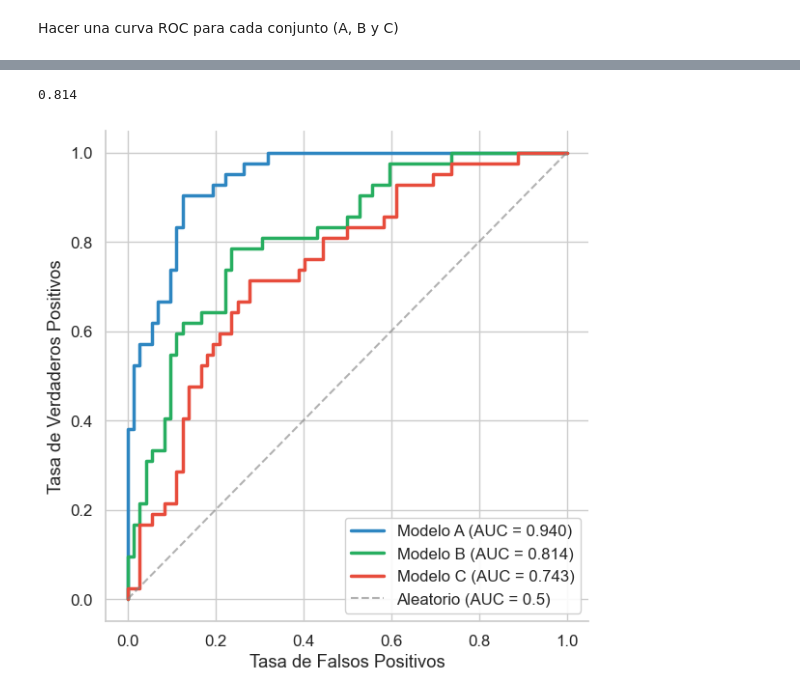
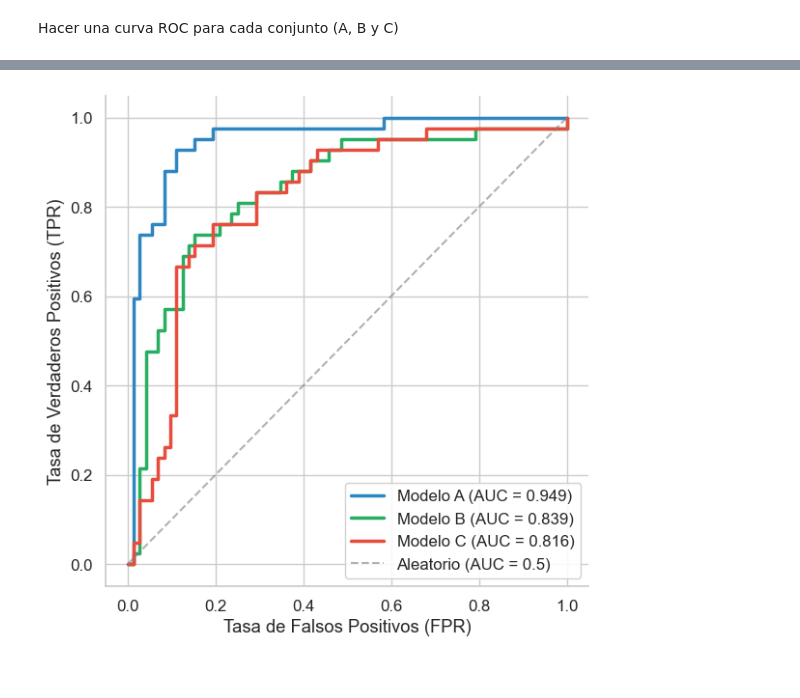
Before and after one commit to matias-cisnero/anomaly-detection-with-autoencoder, a Jupyter notebook: notebooks/test.ipynb, the cells around one changed output, grey strips where cells are left out. Cells and saved outputs as stored; diff of their text form; code cells hidden in the pictures.

```diff
--- a/notebooks/test.ipynb
+++ b/notebooks/test.ipynb
@@ -66,0 +46,10 @@ modelo_A.summary()
+# %%
+AE_A_PATH = "../models/Autoencoder_2025-12-10T23.44_lr=0.001_set=A.pth"
+AE_B_PATH = "../models/Autoencoder_2025-12-10T23.45_lr=0.001_set=B.pth"
+AE_C_PATH = "../models/Autoencoder_2025-12-10T23.45_lr=0.001_set=C.pth"
+SAE_A_PATH = "../models/SAE_2025-12-10T23.33_lr=0.001_set=A.pth"
+SAE_B_PATH = "../models/SAE_2025-12-10T23.33_lr=0.001_set=B.pth"
+SAE_C_PATH = "../models/SAE_2025-12-10T23.33_lr=0.001_set=C.pth"
+CAE_A_PATH = "../models/CAE_2025-12-10T23.50_lr=0.001_set=A.pth"
+CAE_B_PATH = "../models/CAE_2025-12-10T23.50_lr=0.001_set=B.pth"
+CAE_C_PATH = "../models/CAE_2025-12-10T23.50_lr=0.001_set=C.pth"
@@ -78,9 +78,9 @@ modelo_A.summary()
 # %%
 # Modelos CAE
 #"""
-modelo_A = CAE.load(path="../models/CAE_2025-12-08T20.53_lr=0.001_set=A.pth", device=device)
-modelo_B = CAE.load(path="../models/CAE_2025-12-08T20.54_lr=0.001_set=B.pth", device=device)
-modelo_C = CAE.load(path="../models/CAE_2025-12-08T20.54_lr=0.001_set=C.pth", device=device)
+modelo_A = CAE.load(path=CAE_A_PATH, device=device)
+modelo_B = CAE.load(path=CAE_B_PATH, device=device)
+modelo_C = CAE.load(path=CAE_C_PATH, device=device)
 
 modelo_A.summary()
 #"""
@@ -332,13 +317,3 @@ Tamaño de conjunto de test: 114
-# %%
-from sklearn.metrics import roc_auc_score
-
-scores = np.concatenate([dif_norm[1], dif_anom[1]])
-labels = np.concatenate([np.zeros(len(dif_norm[1])), np.ones(len(dif_anom[1]))])
-
-auc = roc_auc_score(labels, scores)
-print(f"{auc:.3f}")
-# %% [output]
-0.814
 # %%
 import matplotlib.pyplot as plt
 import seaborn as sns
@@ -346,37 +321,37 @@ from sklearn.metrics import roc_curve, auc
 
 sns.set_theme(style="whitegrid", context="notebook", font_scale=1.1)
 
-_, errores_A = evaluar_reconstruccion(modelo_A, X, device)
-_, errores_B = evaluar_reconstruccion(modelo_B, X, device)
-_, errores_C = evaluar_reconstruccion(modelo_C, X, device)
+errores_A = calculate_reconstruction_error(modelo_A, X, device)
+errores_B = calculate_reconstruction_error(modelo_B, X, device)
+errores_C = calculate_reconstruction_error(modelo_C, X, device)
 
 fpr_A, tpr_A, _ = roc_curve(Y, errores_A)
 roc_auc_A = auc(fpr_A, tpr_A)
 
 fpr_B, tpr_B, _ = roc_curve(Y, errores_B)
 roc_auc_B = auc(fpr_B, tpr_B)
 
 fpr_C, tpr_C, _ = roc_curve(Y, errores_C)
 roc_auc_C = auc(fpr_C, tpr_C)
 
 plt.figure(figsize=(6, 6))
 
 colores = {'A': '#2E86C1', 'B': '#27AE60', 'C': '#E74C3C'}
 
 plt.plot(fpr_A, tpr_A, color=colores['A'], lw=2.5, alpha=1, label=f'Modelo A (AUC = {roc_auc_A:.3f})')
 plt.plot(fpr_B, tpr_B, color=colores['B'], lw=2.5, alpha=1, label=f'Modelo B (AUC = {roc_auc_B:.3f})')
 plt.plot(fpr_C, tpr_C, color=colores['C'], lw=2.5, alpha=1, label=f'Modelo C (AUC = {roc_auc_C:.3f})')
 
 plt.plot([0, 1], [0, 1], color='gray', lw=1.5, linestyle='--', alpha=0.6, label='Aleatorio (AUC = 0.5)')
 
-plt.xlabel('Tasa de Falsos Positivos')
-plt.ylabel('Tasa de Verdaderos Positivos')
+plt.xlabel('Tasa de Falsos Positivos (FPR)')
+plt.ylabel('Tasa de Verdaderos Positivos (TPR)')
 
 plt.legend(loc='lower right', frameon=True, fancybox=True, framealpha=0.9)
 
 sns.despine()
 
 plt.tight_layout()
 plt.show()
 # %% [output]
-[figure, old version]
+[figure, new version]
```
Also changed, not shown: parts of 12 cells of this notebook, 6 other files.
